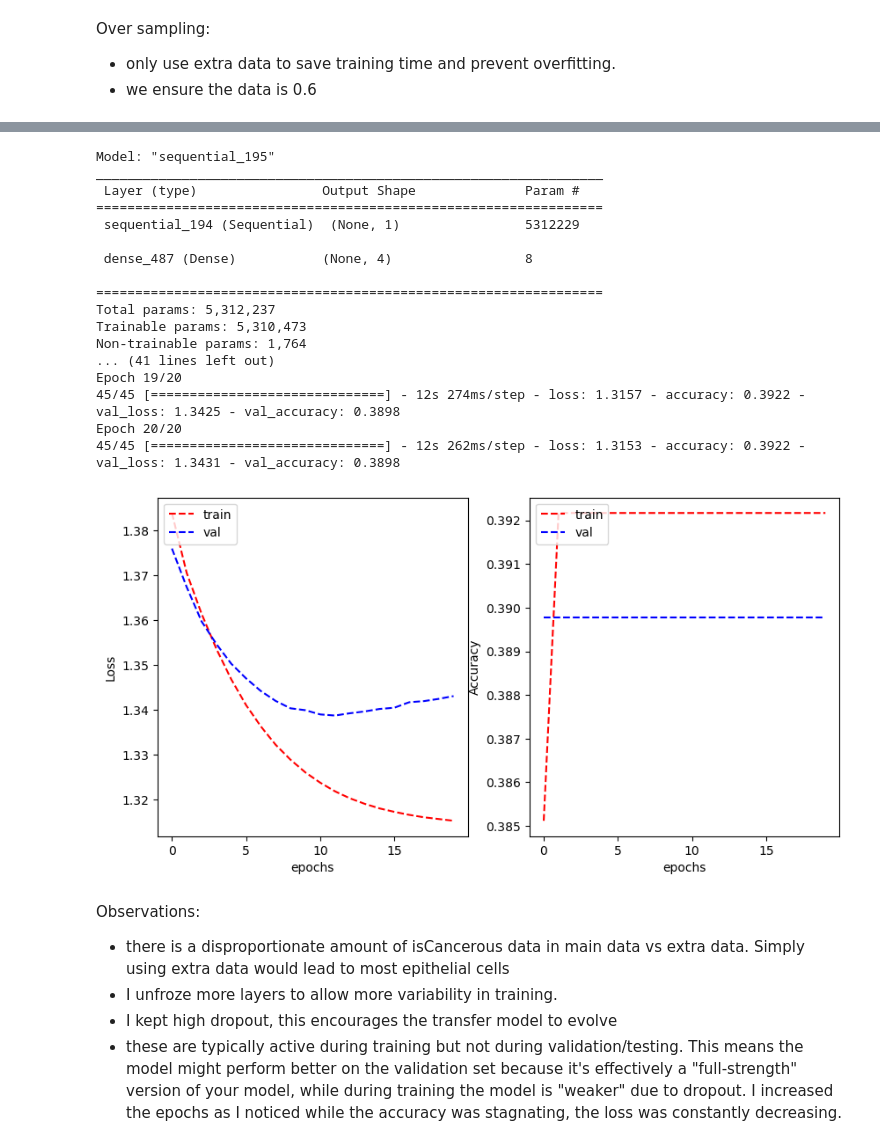
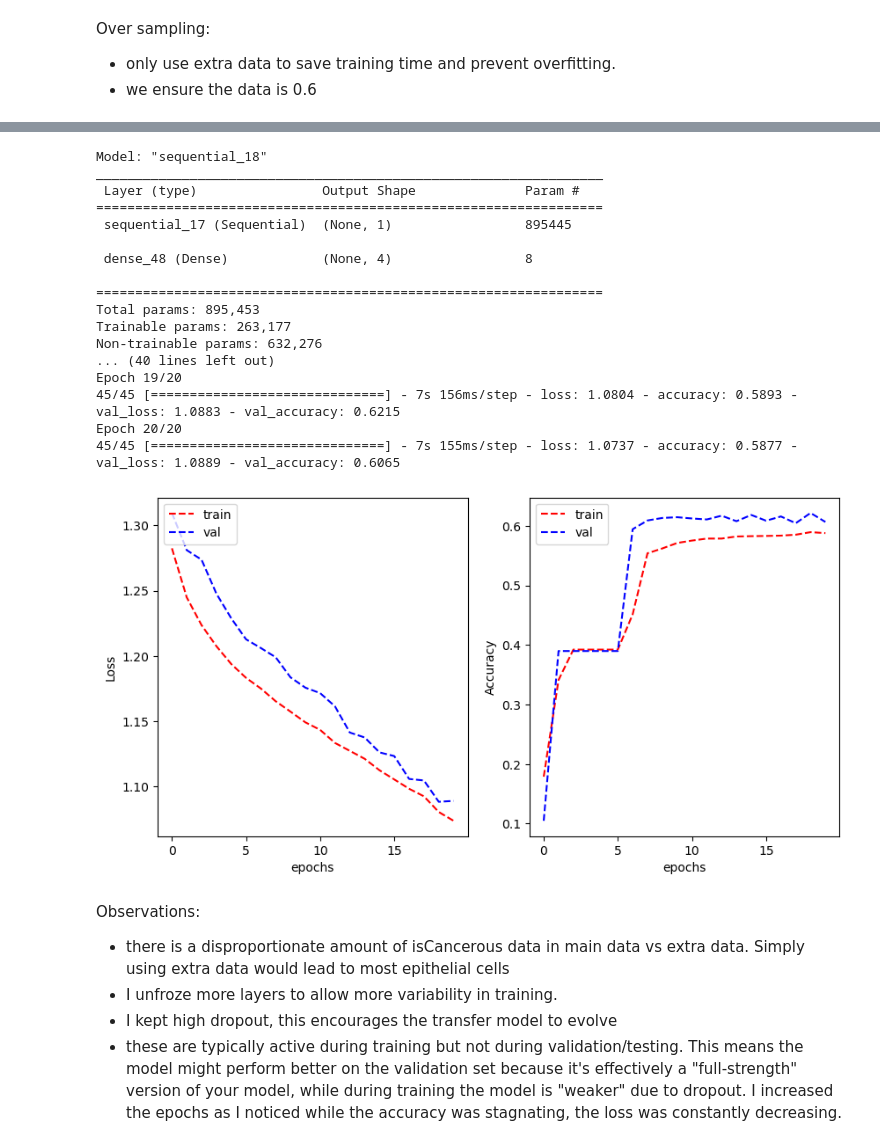
Before and after one commit to Keen2Kode/Machine-Learning, a Jupyter notebook: assignment_2.ipynb, the cells around one changed output, grey strips where cells are left out. Cells and saved outputs as stored; diff of their text form; code cells hidden in the pictures.

```diff
--- a/assignment_2.ipynb
+++ b/assignment_2.ipynb
@@ -523,5 +581,5 @@ Considerations: input dimension of 27x27x1 implies only 1 channel,  while the RG
 # %%
-def softmax_CNN(y_col, input_shape, optimizer, fully_connected_units, dropout, keepLastLayer = True):
+def softmax_CNN(y_col, input_shape=(27,27,1), optimizer='SGD', fully_connected_units=512, dropout=0.2, keepLastLayer = True):
 
     if y_col == 'isCancerous':
         units = 1
@@ -553,11 +611,5 @@ def softmax_CNN(y_col, input_shape, optimizer, fully_connected_units, dropout, k
     # Output Layer 7 (1x1x512x4)
     model.add(Dense(units=units, activation=activation))
 
-    #initialize weights and biases according to paper specifications
-    # for layer in model.layers:
-    #     if hasattr(layer, 'kernel_initializer'):
-    #         layer.kernel_initializer = RandomNormal(mean=0.0, stddev=0.01)
-    #         layer.bias_initializer = Zeros()
-
     model.compile(optimizer=optimizer, loss=loss, metrics=['accuracy'])
     return model
@@ -891,29 +1009,25 @@ def oversampled_gen_train(gen_train_data):
     # Upsample minority class images to match the number of majority class images
     minority_class_upsampled = resample(minority_class,
                                         replace=True,
-                                        n_samples=int(len(majority_class) * 0.55),
+                                        n_samples=int(len(majority_class) * 0.6),
                                         random_state=0)
 
     # Combine upsampled minority class and majority class
     gen_train_data = pd.concat([majority_class, minority_class_upsampled])
-    majority_class = gen_train_data[gen_train_data['isCancerous'] == '0']
-    minority_class = gen_train_data[gen_train_data['isCancerous'] == '1']
     return gen_train_data
 
 y_col = 'isCancerous'
 batch_size = 128
 
-extra_data_CNN = softmax_CNN(y_col, input_shape=(27,27,3), optimizer='adam', fully_connected_units = 512, dropout = 0.0)
+cancer_softmax = softmax_CNN(y_col, input_shape=(27,27,3), optimizer='adam', fully_connected_units = 512, dropout = 0.0)
 train_generator, val_generator, test_generator = generator(batch_size, y_col, extra_data_only=False, oversampler=oversampled_gen_train)
-extra_data_CNN_history = baseline.fit(train_generator, epochs=10, validation_data=val_generator)
+cancer_softmax_history = cancer_softmax.fit(train_generator, epochs=10, validation_data=val_generator)
 
 # to get samples in order
 _, val_generator, test_generator = generator(batch_size, y_col, shuffle=False)
 
-plot_metrics(val_generator, extra_data_CNN, 'isCancerous')
-pred_probs = extra_data_CNN.predict(val_generator)
-print(max(pred_probs))
-print(min(pred_probs))
+plot_metrics(val_generator, cancer_softmax, y_col)
+cancer_softmax_scores = plot_metrics(test_generator, cancer_softmax, y_col)
 # %% [output]
 Found 11535 validated image filenames belonging to 2 classes.
 Found 4717 validated image filenames belonging to 2 classes.
@@ -943,45 +1052,46 @@ def transfer_model(model):
     # Freeze the layers except the last 4 layers (dense layers)
     for layer in model.layers:
         layer.trainable = True
     for layer in model.layers[:-4]:
         layer.trainable = False
 
     # replace the isCancerous output layer with the cellTypeName output layer
     model.layers.pop()
     transfer_model = Sequential()
     transfer_model.add(model)
     transfer_model.add(Dense(units=4, activation='softmax'))
 
     transfer_model.compile(optimizer='adam', loss='sparse_categorical_crossentropy', metrics=['accuracy'])
 
     # # View the structure of the model
     transfer_model.summary()
     return transfer_model
 
 # Create new generators for 'cellTypeName' prediction
-transfer = transfer_model(extra_data_CNN)
-train_generator, val_generator, test_generator = generator(128, 'cellTypeName')
+y_col = 'cellTypeName'
+transfer = transfer_model(cancer_softmax)
+train_generator, val_generator, test_generator = generator(batch_size, y_col)
 transfer_history= transfer.fit(train_generator, epochs=20, validation_data=val_generator)
 train_val_accuracy(transfer_history)
 # %% [output]
-Model: "sequential_195"
+Model: "sequential_18"
 _________________________________________________________________
  Layer (type)                Output Shape              Param #
 =================================================================
- sequential_194 (Sequential)  (None, 1)                5312229
+ sequential_17 (Sequential)  (None, 1)                 895445
 
- dense_487 (Dense)           (None, 4)                 8
+ dense_48 (Dense)            (None, 4)                 8
 
 =================================================================
-Total params: 5,312,237
-Trainable params: 5,310,473
-Non-trainable params: 1,764
-... (41 lines left out)
+Total params: 895,453
+Trainable params: 263,177
+Non-trainable params: 632,276
+... (40 lines left out)
 Epoch 19/20
-45/45 [==============================] - 12s 274ms/step - loss: 1.3157 - accuracy: 0.3922 - val_loss: 1.3425 - val_accuracy: 0.3898
+45/45 [==============================] - 7s 156ms/step - loss: 1.0804 - accuracy: 0.5893 - val_loss: 1.0883 - val_accuracy: 0.6215
 Epoch 20/20
-45/45 [==============================] - 12s 262ms/step - loss: 1.3153 - accuracy: 0.3922 - val_loss: 1.3431 - val_accuracy: 0.3898
+45/45 [==============================] - 7s 155ms/step - loss: 1.0737 - accuracy: 0.5877 - val_loss: 1.0889 - val_accuracy: 0.6065
-[figure, old version]
+[figure, new version]
 # %% [markdown]
 Observations:
 - there is a disproportionate amount of isCancerous data in main data vs extra data. Simply using extra data would lead to most epithelial cells
```
Also changed, not shown: parts of 26 cells of this notebook.
